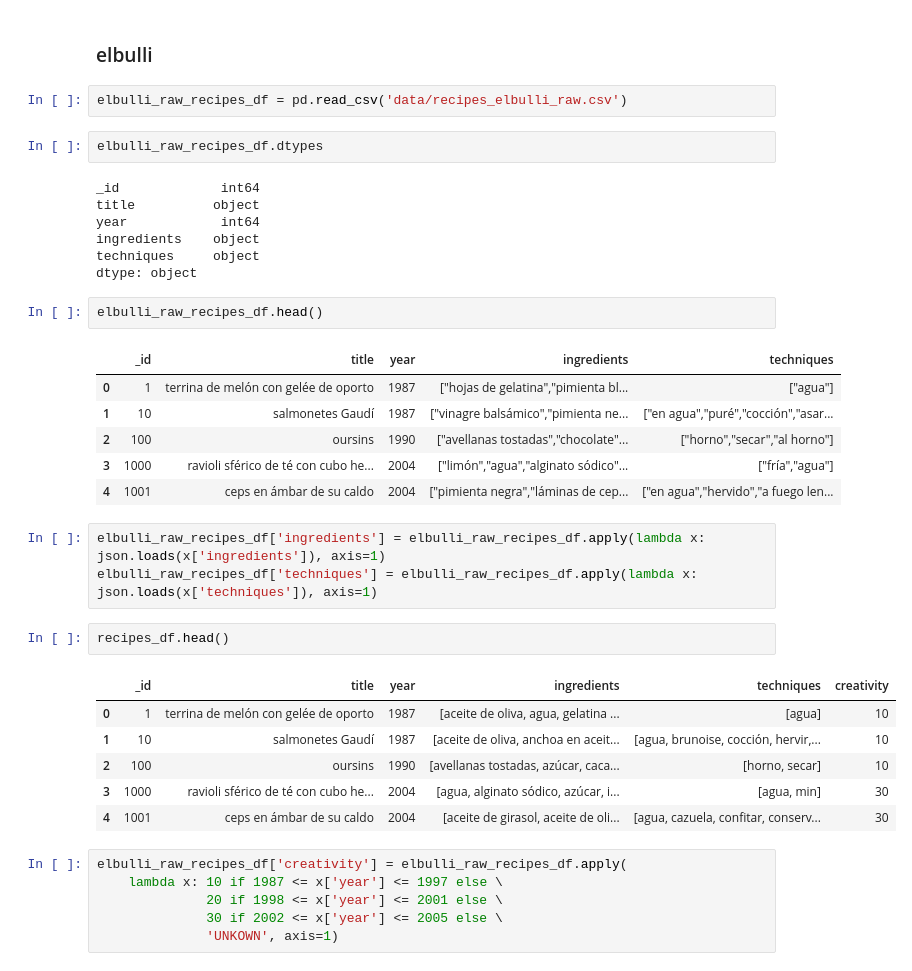
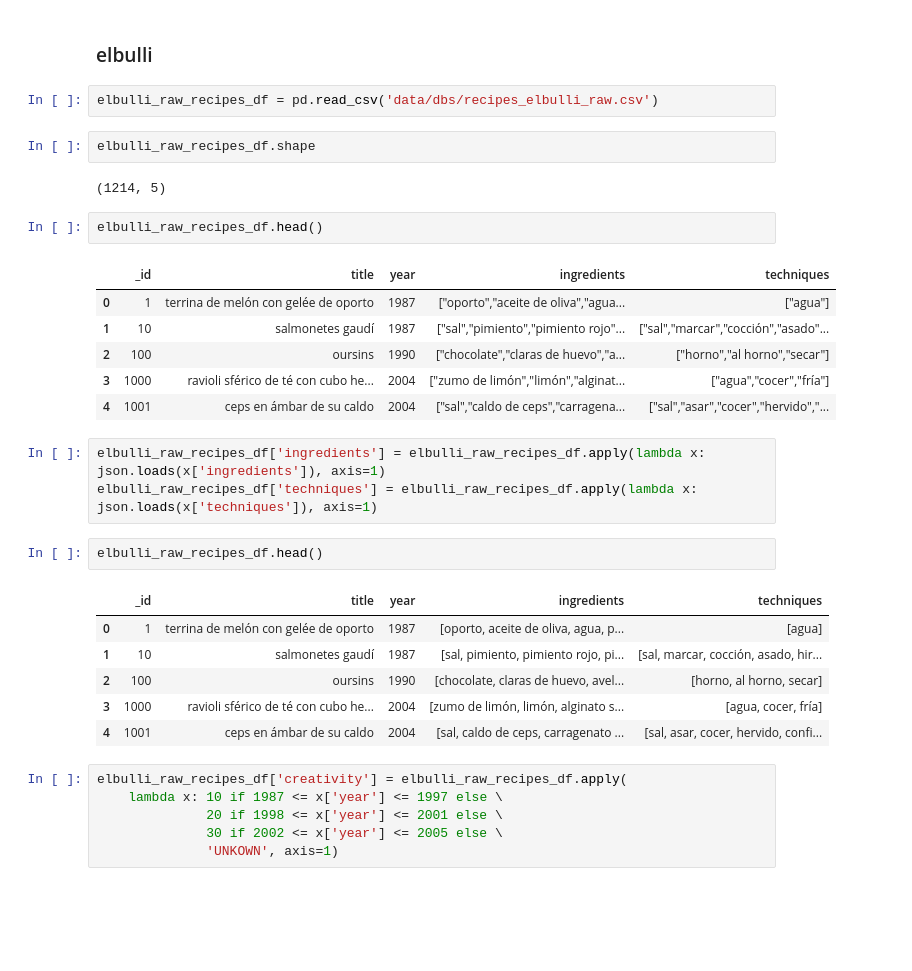
Before and after one commit to mavillard/elbulli, a Jupyter notebook: es-r-elbulli_and_cookpad_recipes-classifier.ipynb, the cells around one changed output. Saved outputs shown, nothing was run; the diff lists cells and outputs as text; blank space fills up the shorter version.

```diff
--- a/es-r-elbulli_and_cookpad_recipes-classifier.ipynb
+++ b/es-r-elbulli_and_cookpad_recipes-classifier.ipynb
@@ -63,37 +65,32 @@ matplotlib.rc('font', **font)
 # %% [markdown]
 ### elbulli
 # %%
-elbulli_raw_recipes_df = pd.read_csv('data/recipes_elbulli_raw.csv')
+elbulli_raw_recipes_df = pd.read_csv('data/dbs/recipes_elbulli_raw.csv')
 # %%
-elbulli_raw_recipes_df.dtypes
+elbulli_raw_recipes_df.shape
 # %% [output]
-_id             int64
-title          object
-year            int64
-ingredients    object
-techniques     object
-dtype: object
+(1214, 5)
 # %%
 elbulli_raw_recipes_df.head()
 # %% [output]
 |  | _id | title | year | ingredients | techniques |
-| 0 | 1 | terrina de melón con gelée de oporto | 1987 | ["hojas de gelatina","pimienta bl... | ["agua"] |
-| 1 | 10 | salmonetes Gaudí | 1987 | ["vinagre balsámico","pimienta ne... | ["en agua","puré","cocción","asar... |
-| 2 | 100 | oursins | 1990 | ["avellanas tostadas","chocolate"... | ["horno","secar","al horno"] |
-| 3 | 1000 | ravioli sférico de té con cubo he... | 2004 | ["limón","agua","alginato sódico"... | ["fría","agua"] |
-| 4 | 1001 | ceps en ámbar de su caldo | 2004 | ["pimienta negra","láminas de cep... | ["en agua","hervido","a fuego len... |
+| 0 | 1 | terrina de melón con gelée de oporto | 1987 | ["oporto","aceite de oliva","agua... | ["agua"] |
+| 1 | 10 | salmonetes gaudí | 1987 | ["sal","pimiento","pimiento rojo"... | ["sal","marcar","cocción","asado"... |
+| 2 | 100 | oursins | 1990 | ["chocolate","claras de huevo","a... | ["horno","al horno","secar"] |
+| 3 | 1000 | ravioli sférico de té con cubo he... | 2004 | ["zumo de limón","limón","alginat... | ["agua","cocer","fría"] |
+| 4 | 1001 | ceps en ámbar de su caldo | 2004 | ["sal","caldo de ceps","carragena... | ["sal","asar","cocer","hervido","... |
 # %%
 elbulli_raw_recipes_df['ingredients'] = elbulli_raw_recipes_df.apply(lambda x: json.loads(x['ingredients']), axis=1)
 elbulli_raw_recipes_df['techniques'] = elbulli_raw_recipes_df.apply(lambda x: json.loads(x['techniques']), axis=1)
 # %%
-recipes_df.head()
+elbulli_raw_recipes_df.head()
 # %% [output]
-|  | _id | title | year | ingredients | techniques | creativity |
-| 0 | 1 | terrina de melón con gelée de oporto | 1987 | [aceite de oliva, agua, gelatina ... | [agua] | 10 |
-| 1 | 10 | salmonetes Gaudí | 1987 | [aceite de oliva, anchoa en aceit... | [agua, brunoise, cocción, hervir,... | 10 |
-| 2 | 100 | oursins | 1990 | [avellanas tostadas, azúcar, caca... | [horno, secar] | 10 |
-| 3 | 1000 | ravioli sférico de té con cubo he... | 2004 | [agua, alginato sódico, azúcar, i... | [agua, min] | 30 |
-| 4 | 1001 | ceps en ámbar de su caldo | 2004 | [aceite de girasol, aceite de oli... | [agua, cazuela, confitar, conserv... | 30 |
+|  | _id | title | year | ingredients | techniques |
+| 0 | 1 | terrina de melón con gelée de oporto | 1987 | [oporto, aceite de oliva, agua, p... | [agua] |
+| 1 | 10 | salmonetes gaudí | 1987 | [sal, pimiento, pimiento rojo, pi... | [sal, marcar, cocción, asado, hir... |
+| 2 | 100 | oursins | 1990 | [chocolate, claras de huevo, avel... | [horno, al horno, secar] |
+| 3 | 1000 | ravioli sférico de té con cubo he... | 2004 | [zumo de limón, limón, alginato s... | [agua, cocer, fría] |
+| 4 | 1001 | ceps en ámbar de su caldo | 2004 | [sal, caldo de ceps, carragenato ... | [sal, asar, cocer, hervido, confi... |
 # %%
 elbulli_raw_recipes_df['creativity'] = elbulli_raw_recipes_df.apply(
     lambda x: 10 if 1987 <= x['year'] <= 1997 else \
```
Also changed, not shown: parts of 121 cells of this notebook, 2 other files.
